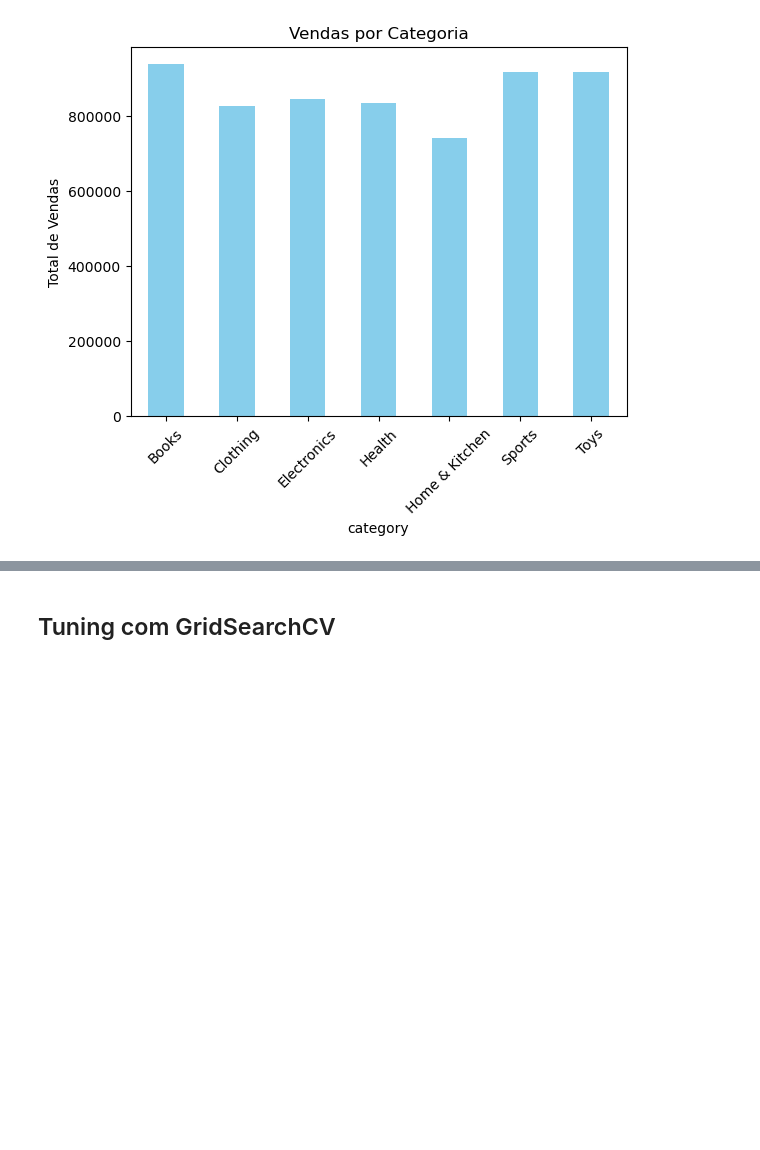
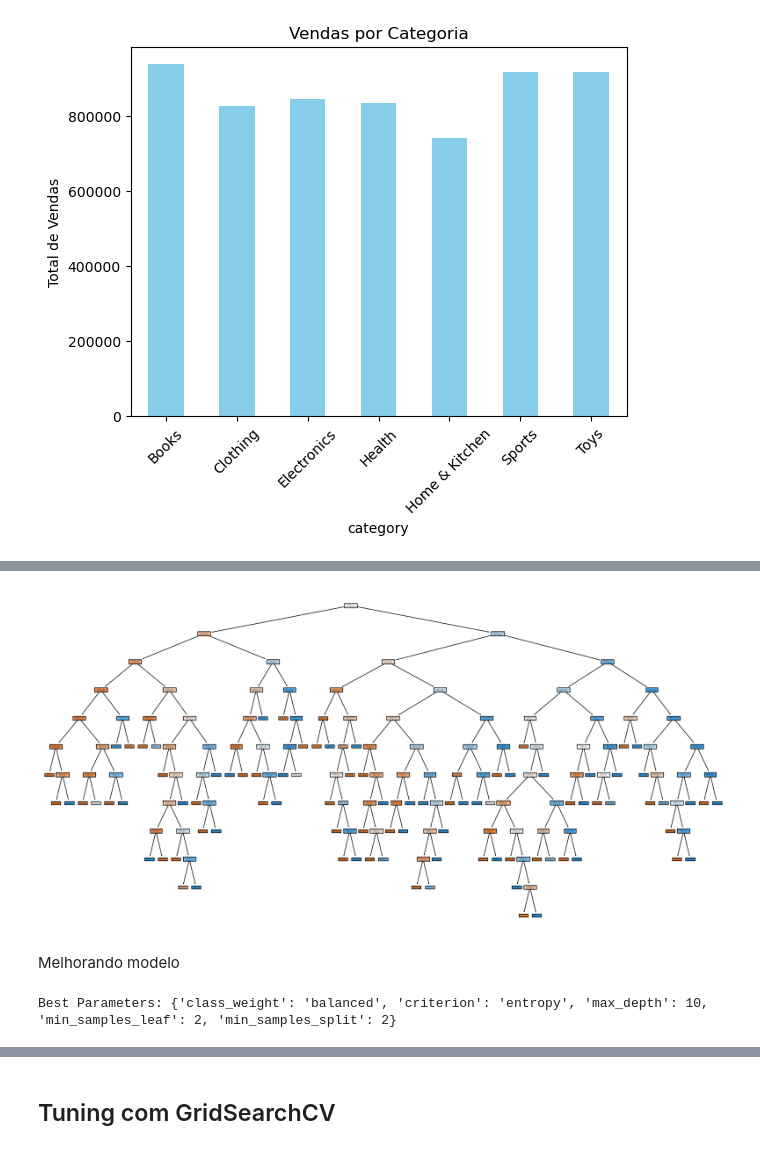
Before and after one commit to CCT-Dublin/capstone-project-alexandramuniks, a Jupyter notebook: Final Strategic Thinking..ipynb, the cells around one changed output, grey strips where cells are left out. Cells and saved outputs as stored; diff of their text form; code cells hidden in the pictures; blank space fills up the shorter version.

Commit message:
Coding review, report

```diff
--- a/Final Strategic Thinking..ipynb
+++ b/Final Strategic Thinking..ipynb
@@ -324,2 +316,6 @@ y = df_tree['sales_class']
 # %%
+label_encoder = LabelEncoder()
+X['category'] = label_encoder.fit_transform(X['category'])
+
+# Train and Test
 X_train, X_test, y_train, y_test = train_test_split(X, y, test_size=0.2, random_state=42)
@@ -326,4 +328,16 @@ X_train, X_test, y_train, y_test = train_test_split(X, y, test_size=0.2, random_
 # %%
-dt = DecisionTreeClassifier(random_state=42)
-dt.fit(X_train, y_train)
-y_pred_dt = dt.predict(X_test)
+dt_model = DecisionTreeClassifier(random_state=42)
+
+param_grid = {
+    'max_depth': [5, 10, 15, 20, None],
+    'min_samples_split': [2, 5, 10],
+    'min_samples_leaf': [1, 2, 4],
+    'criterion': ['gini', 'entropy']
+}
+
+# GridSearchCV
+grid_dt = GridSearchCV(estimator=dt_model, param_grid=param_grid, cv=5, scoring='accuracy', n_jobs=-1)
+grid_dt.fit(X_train, y_train)
+
+# Best Parameters:
+print("Best Parameters:", grid_dt.best_params_)
@@ -398,6 +355,13 @@ plt.show()
 # %%
-from sklearn.tree import export_text
+y_pred = grid_dt.best_estimator_.predict(X_test)
 
-features = X_train.columns.tolist()  # ou sua lista de nomes das colunas
-rules = export_text(dt, feature_names=features)
-print(rules)
+# Avaliando o desempenho do modelo
+print("Accuracy:", accuracy_score(y_test, y_pred))
+
+# Exibindo a matriz de confusão
+print("\n=== Confusion Matrix ===")
+print(confusion_matrix(y_test, y_pred))
+
+# Exibindo o relatório de classificação
+print("\n=== Classification Report ===")
+print(classification_report(y_test, y_pred))
@@ -407,0 +399,31 @@ In the decision tree analysis undertaken, the variable of most significant influ
+# %%
+import matplotlib.pyplot as plt
+from sklearn.tree import plot_tree
+
+plt.figure(figsize=(20, 10))
+plot_tree(grid_dt.best_estimator_, filled=True, feature_names=features, class_names=['Low Sales', 'High Sales'])
+plt.show()
+# %% [output]
+[figure, added]
+# %% [markdown]
+Melhorando modelo
+# %%
+dt_model = DecisionTreeClassifier(random_state=42)
+
+# Ajuste do GridSearchCV com mais opções de hiperparâmetros
+param_grid = {
+    'max_depth': [10, 15, 20, None],
+    'min_samples_split': [2, 5, 10, 15],
+    'min_samples_leaf': [1, 2, 5],
+    'criterion': ['gini', 'entropy'],
+    'class_weight': ['balanced', None]  # Adicionando pesos balanceados
+}
+
+# Aplicando o GridSearchCV com validação cruzada
+grid_dt = GridSearchCV(estimator=dt_model, param_grid=param_grid, cv=5, scoring='accuracy', n_jobs=-1)
+grid_dt.fit(X_train, y_train)
+
+# Exibindo os melhores parâmetros encontrados
+print("Best Parameters:", grid_dt.best_params_)
+# %% [output]
+Best Parameters: {'class_weight': 'balanced', 'criterion': 'entropy', 'max_depth': 10, 'min_samples_leaf': 2, 'min_samples_split': 2}
```
Also changed, not shown: parts of 97 cells of this notebook, 1 other file.
